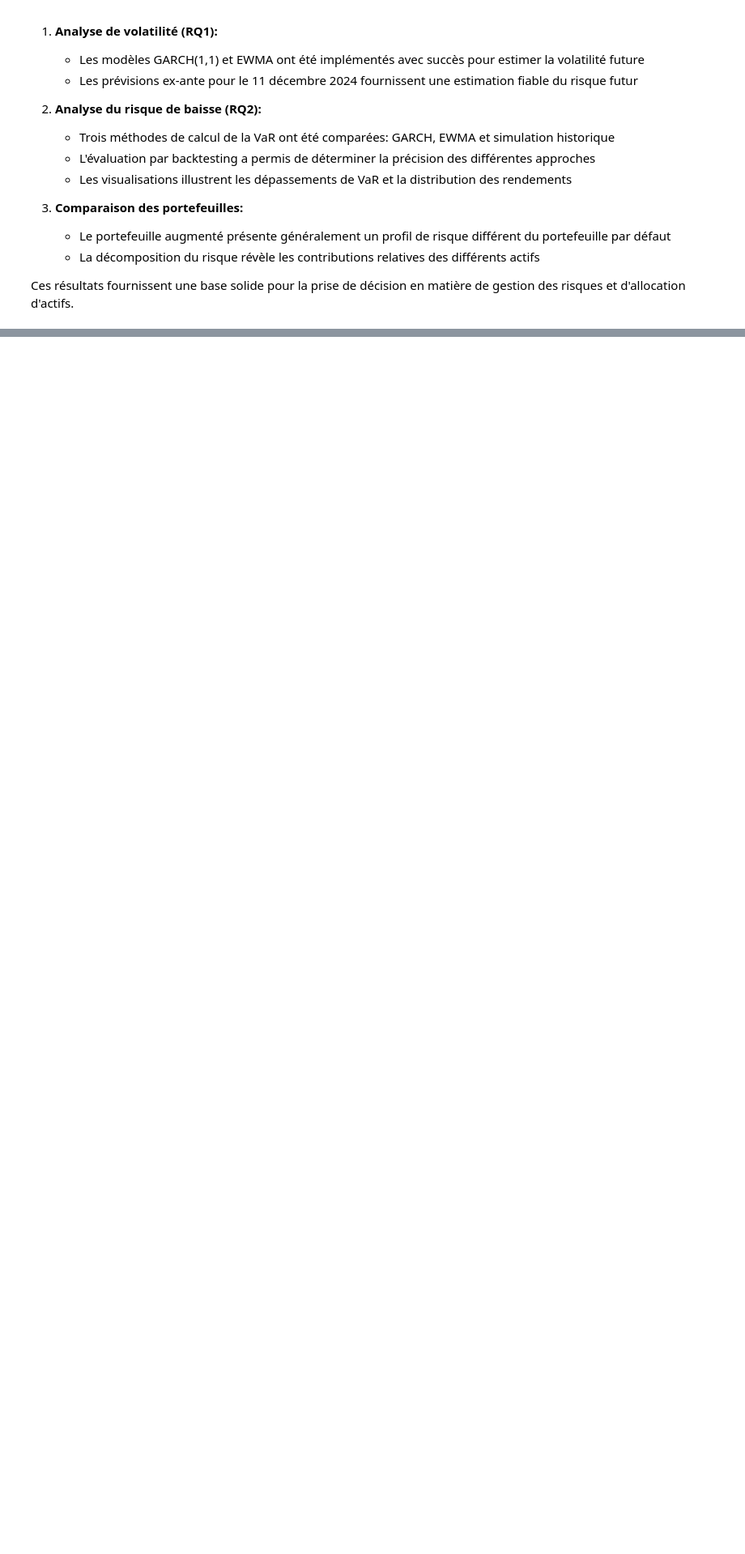
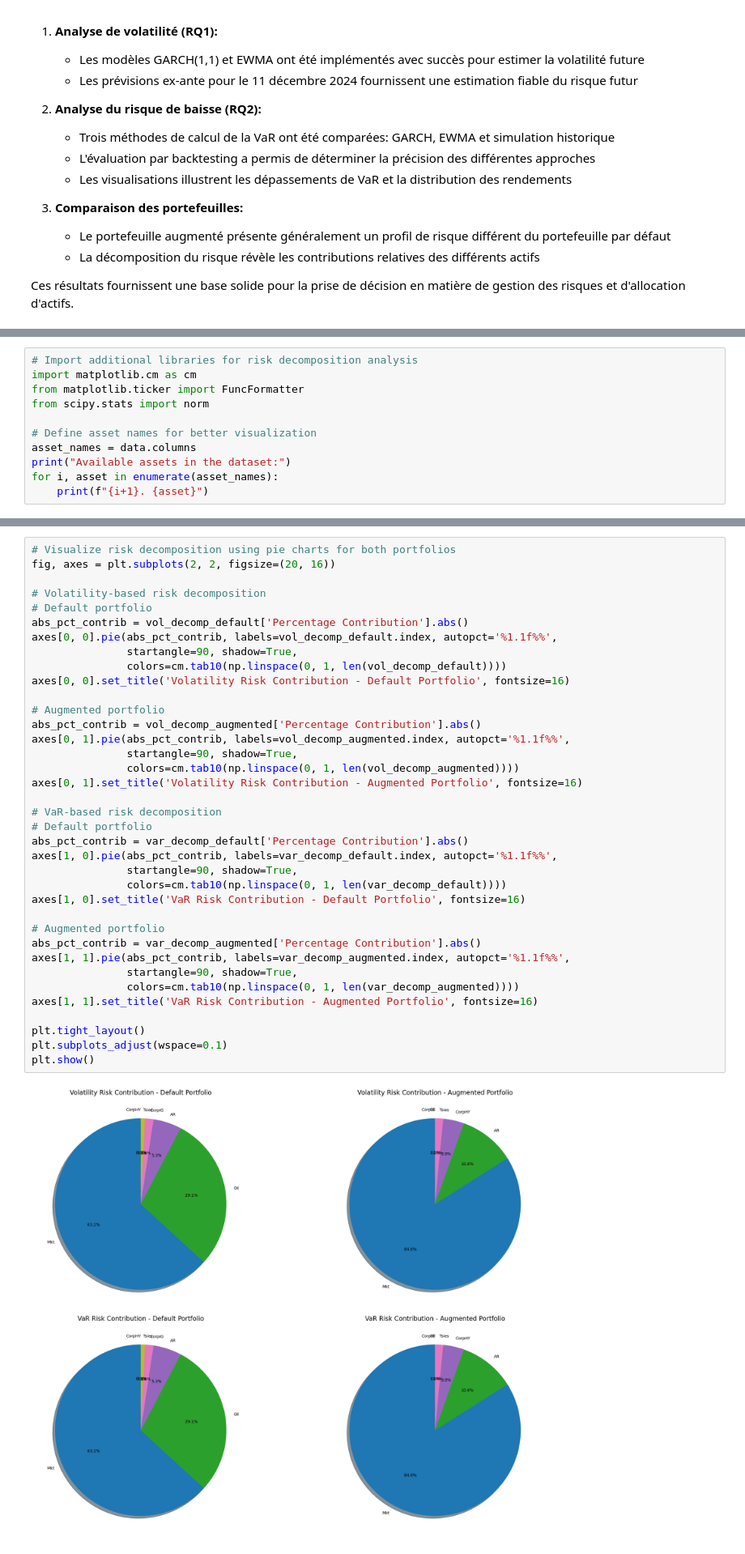
Before and after one commit to thomasmazouzi/Risk, a Jupyter notebook: Project/risk_project.ipynb, the cells around one changed output, grey strips where cells are left out. Shown at 81% size. Cells and saved outputs as stored; diff of their text form; blank space fills up the shorter version.

Commit message:
RQ 1, 2, 3: Complete risk analysis with volatility models, VaR and risk decomposition

```diff
--- a/Project/risk_project.ipynb
+++ b/Project/risk_project.ipynb
@@ -1372,0 +1381,11 @@ Ces travaux constituent une base solide pour la gestion quantitative des risques
+# %%
+# Import additional libraries for risk decomposition analysis
+import matplotlib.cm as cm
+from matplotlib.ticker import FuncFormatter
+from scipy.stats import norm
+
+# Define asset names for better visualization
+asset_names = data.columns
+print("Available assets in the dataset:")
+for i, asset in enumerate(asset_names):
+    print(f"{i+1}. {asset}")
@@ -1372,0 +1564,39 @@ Ces travaux constituent une base solide pour la gestion quantitative des risques
+# %%
+# Visualize risk decomposition using pie charts for both portfolios
+fig, axes = plt.subplots(2, 2, figsize=(20, 16))
+
+# Volatility-based risk decomposition
+# Default portfolio
+abs_pct_contrib = vol_decomp_default['Percentage Contribution'].abs()
+axes[0, 0].pie(abs_pct_contrib, labels=vol_decomp_default.index, autopct='%1.1f%%',
+               startangle=90, shadow=True,
+               colors=cm.tab10(np.linspace(0, 1, len(vol_decomp_default))))
+axes[0, 0].set_title('Volatility Risk Contribution - Default Portfolio', fontsize=16)
+
+# Augmented portfolio
+abs_pct_contrib = vol_decomp_augmented['Percentage Contribution'].abs()
+axes[0, 1].pie(abs_pct_contrib, labels=vol_decomp_augmented.index, autopct='%1.1f%%',
+               startangle=90, shadow=True,
+               colors=cm.tab10(np.linspace(0, 1, len(vol_decomp_augmented))))
+axes[0, 1].set_title('Volatility Risk Contribution - Augmented Portfolio', fontsize=16)
+
+# VaR-based risk decomposition
+# Default portfolio
+abs_pct_contrib = var_decomp_default['Percentage Contribution'].abs()
+axes[1, 0].pie(abs_pct_contrib, labels=var_decomp_default.index, autopct='%1.1f%%',
+               startangle=90, shadow=True,
+               colors=cm.tab10(np.linspace(0, 1, len(var_decomp_default))))
+axes[1, 0].set_title('VaR Risk Contribution - Default Portfolio', fontsize=16)
+
+# Augmented portfolio
+abs_pct_contrib = var_decomp_augmented['Percentage Contribution'].abs()
+axes[1, 1].pie(abs_pct_contrib, labels=var_decomp_augmented.index, autopct='%1.1f%%',
+               startangle=90, shadow=True,
+               colors=cm.tab10(np.linspace(0, 1, len(var_decomp_augmented))))
+axes[1, 1].set_title('VaR Risk Contribution - Augmented Portfolio', fontsize=16)
+
+plt.tight_layout()
+plt.subplots_adjust(wspace=0.1)
+plt.show()
+# %% [output]
+[figure, added]
```
Also changed, not shown: parts of 15 cells of this notebook.
